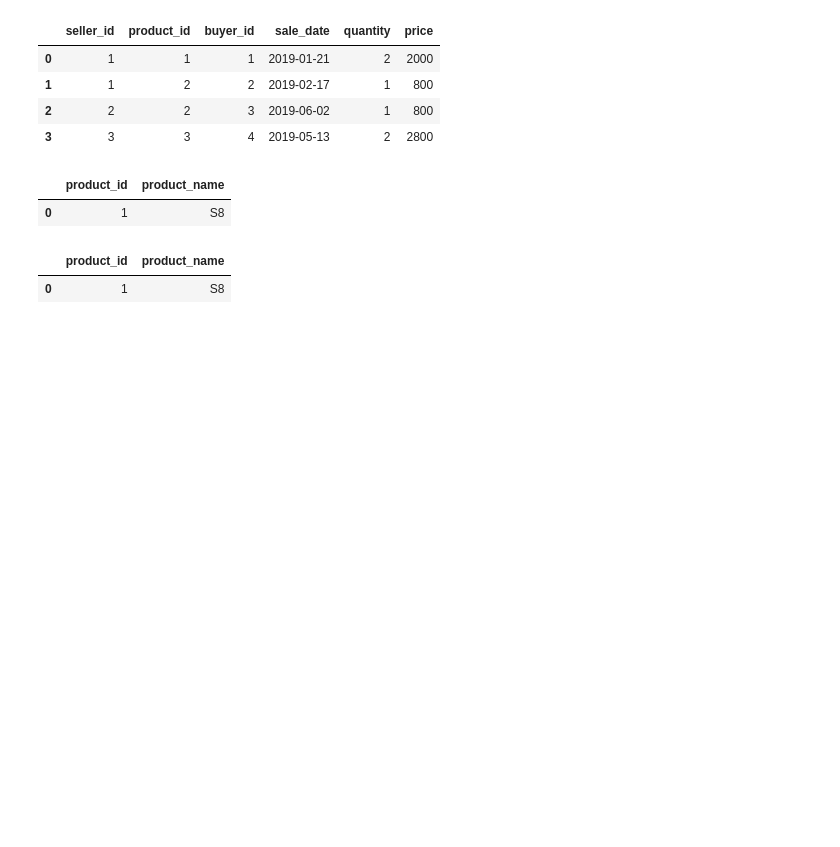
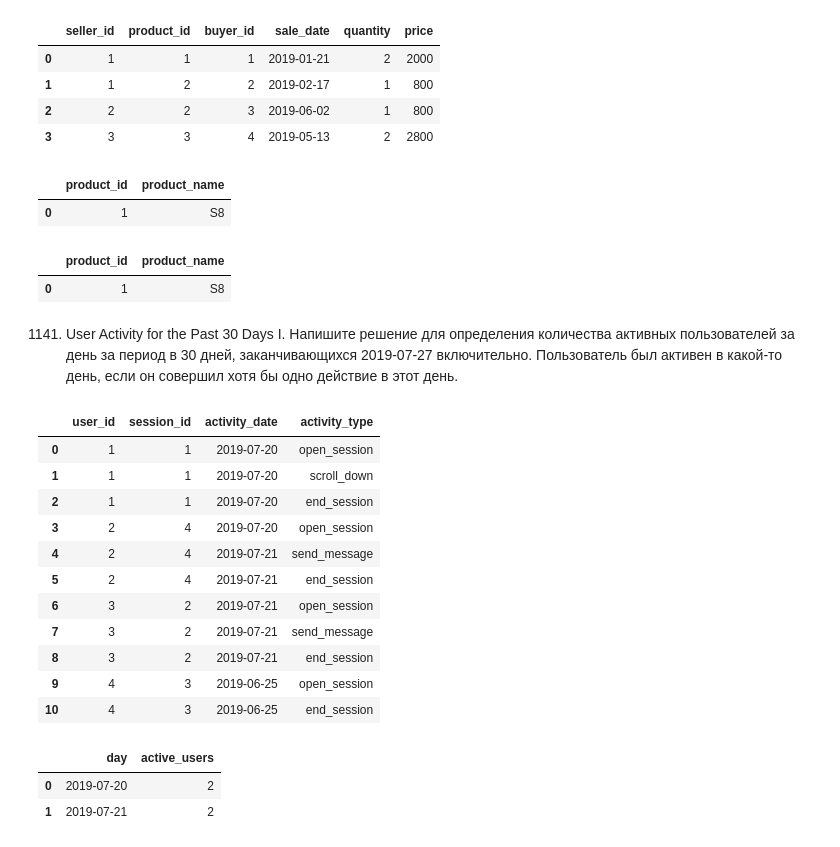
Before and after one commit to Praldmur/Tasks, a Jupyter notebook: Task_All.ipynb, the cells around one changed output. Saved outputs shown, nothing was run; the diff lists cells and outputs as text; code cells hidden in the pictures; blank space fills up the shorter version.

```diff
--- a/Task_All.ipynb
+++ b/Task_All.ipynb
@@ -571,3 +568,32 @@ pd.merge(\
 # %% [output]
 |  | product_id | product_name |
 | 0 | 1 | S8 |
+# %% [markdown]
+1141. User Activity for the Past 30 Days I. Напишите решение для определения количества активных пользователей за день за период в 30 дней, заканчивающихся 2019-07-27 включительно. Пользователь был активен в какой-то день, если он совершил хотя бы одно действие в этот день.
+# %%
+import pandas as pd
+data = [[1, 1, '2019-07-20', 'open_session'], [1, 1, '2019-07-20', 'scroll_down'], [1, 1, '2019-07-20', 'end_session'], [2, 4, '2019-07-20', 'open_session'], [2, 4, '2019-07-21', 'send_message'], [2, 4, '2019-07-21', 'end_session'], [3, 2, '2019-07-21', 'open_session'], [3, 2, '2019-07-21', 'send_message'], [3, 2, '2019-07-21', 'end_session'], [4, 3, '2019-06-25', 'open_session'], [4, 3, '2019-06-25', 'end_session']]
+activity = pd.DataFrame(data, columns=['user_id', 'session_id', 'activity_date', 'activity_type']).astype({'user_id':'Int64', 'session_id':'Int64', 'activity_date':'datetime64[ns]', 'activity_type':'object'})
+activity
+# %% [output]
+|  | user_id | session_id | activity_date | activity_type |
+| 0 | 1 | 1 | 2019-07-20 | open_session |
+| 1 | 1 | 1 | 2019-07-20 | scroll_down |
+| 2 | 1 | 1 | 2019-07-20 | end_session |
+| 3 | 2 | 4 | 2019-07-20 | open_session |
+| 4 | 2 | 4 | 2019-07-21 | send_message |
+| 5 | 2 | 4 | 2019-07-21 | end_session |
+| 6 | 3 | 2 | 2019-07-21 | open_session |
+| 7 | 3 | 2 | 2019-07-21 | send_message |
+| 8 | 3 | 2 | 2019-07-21 | end_session |
+| 9 | 4 | 3 | 2019-06-25 | open_session |
+| 10 | 4 | 3 | 2019-06-25 | end_session |
+# %%
+activity[(activity['activity_date'] >= '2019-06-27') & (activity['activity_date'] <= '2019-07-27')]\
+    .groupby('activity_date', as_index=False)\
+    .agg({'user_id': 'nunique'})\
+    .rename(columns={'user_id': 'active_users', 'activity_date': 'day'})
+# %% [output]
+|  | day | active_users |
+| 0 | 2019-07-20 | 2 |
+| 1 | 2019-07-21 | 2 |
```
Also changed, not shown: parts of 11 cells of this notebook, 1 other file.
